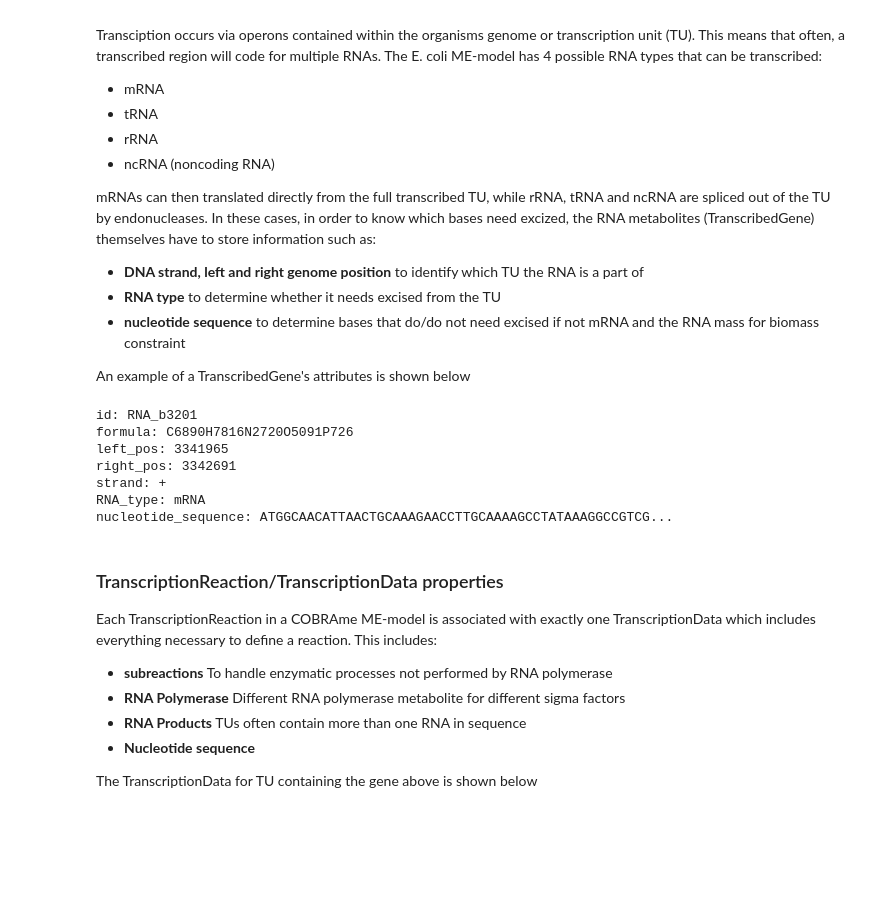
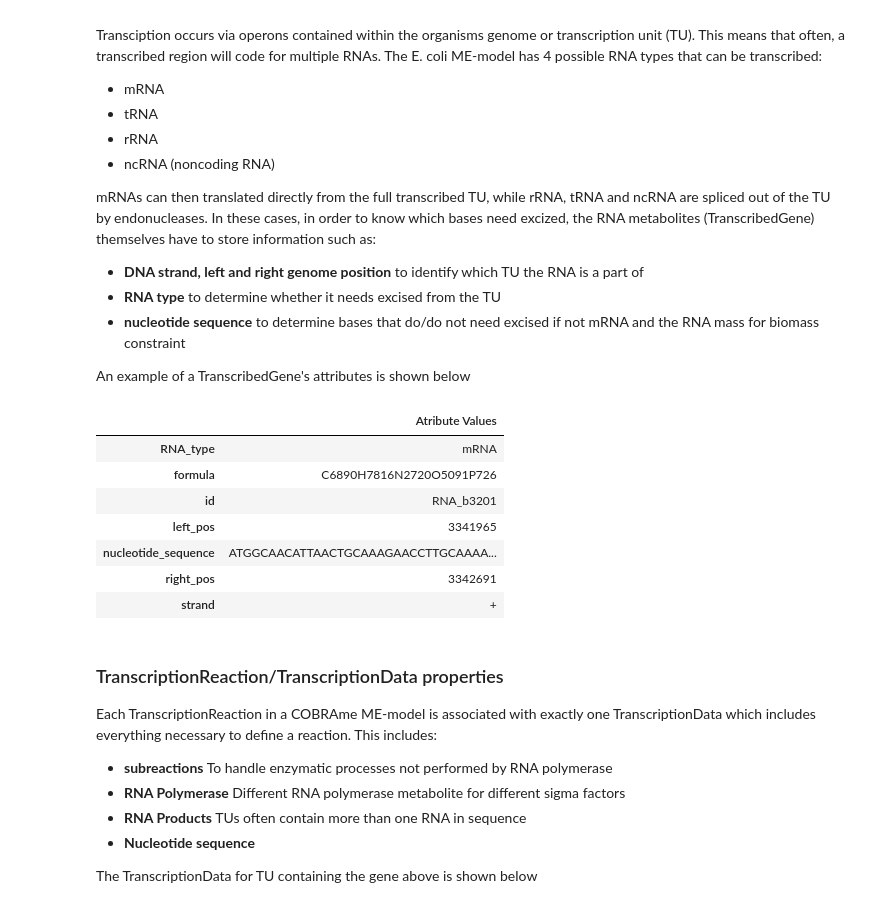
Before and after one commit to SBRG/cobrame, a Jupyter notebook: docs/Reaction_Manipulation.ipynb, the cells around one changed output. Drawn from its saved outputs; the diff is of its cells as text; code cells hidden in the pictures; blank space fills up the shorter version.

```diff
--- a/docs/Reaction_Manipulation.ipynb
+++ b/docs/Reaction_Manipulation.ipynb
@@ -12,7 +15,7 @@ from os.path import abspath, dirname, join
 # %%
 # Load E. coli ME-model
 ecoli_dir = dirname(abspath(ecolime.__file__))
-model_dir = join(ecoli_dir, 'me_models/iLE1678.pickle')
+model_dir = join(ecoli_dir, 'me_models/iJL1678b.pickle')
 with open(model_dir, 'rb') as f:
     me = pickle.load(f)
 
@@ -189,20 +192,18 @@ mRNAs can then translated directly from the full transcribed TU, while rRNA, tRN
  - **nucleotide sequence** to determine bases that do/do not need excised if not mRNA and the RNA mass for biomass constraint
 
 An example of a TranscribedGene's attributes is shown below
-# %%
-for key, value in me.metabolites.RNA_b3201.__dict__.items():
-    if not key.startswith('_') and value:
-        if type(value) is str and len(value) > 50:
-            value = value[:50] + '...'
-        print ('%s: %s' % (key, str(value)))
-# %% [output]
-id: RNA_b3201
-formula: C6890H7816N2720O5091P726
-left_pos: 3341965
-right_pos: 3342691
-strand: +
-RNA_type: mRNA
-nucleotide_sequence: ATGGCAACATTAACTGCAAAGAACCTTGCAAAAGCCTATAAAGGCCGTCG...
+# %%
+pd.DataFrame({i: str(v) for i, v in me.metabolites.RNA_b3201.__dict__.items() if not i.startswith('_') and v},
+             index=['Atribute Values']).T
+# %% [output]
+|  | Atribute Values |
+| RNA_type | mRNA |
+| formula | C6890H7816N2720O5091P726 |
+| id | RNA_b3201 |
+| left_pos | 3341965 |
+| nucleotide_sequence | ATGGCAACATTAACTGCAAAGAACCTTGCAAAA... |
+| right_pos | 3342691 |
+| strand | + |
 # %% [markdown]
 ### TranscriptionReaction/TranscriptionData properties
 Each TranscriptionReaction in a COBRAme ME-model is associated with exactly one TranscriptionData which includes everything necessary to define a reaction. This includes:
```
Also changed, not shown: parts of 17 cells of this notebook, 3 other files.
